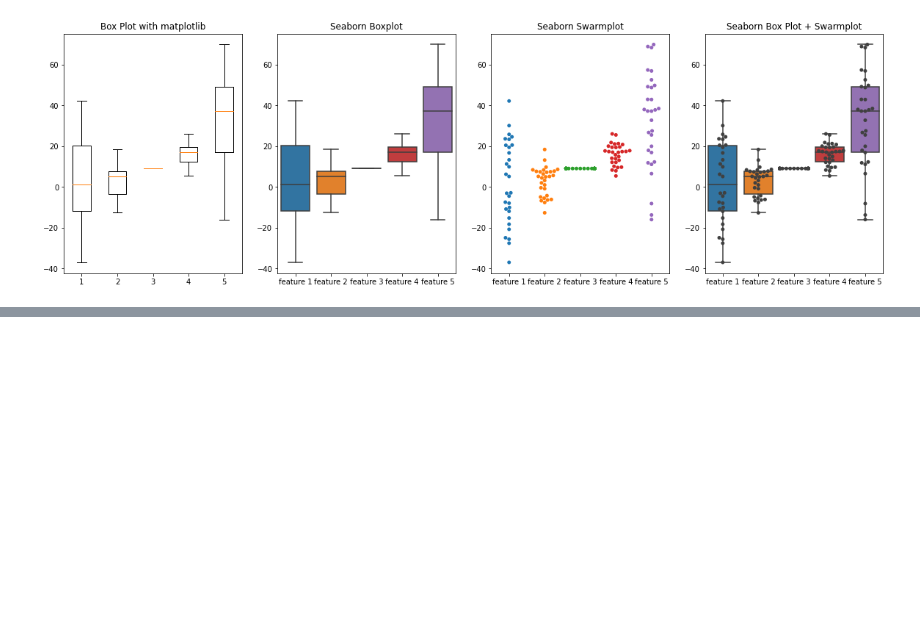
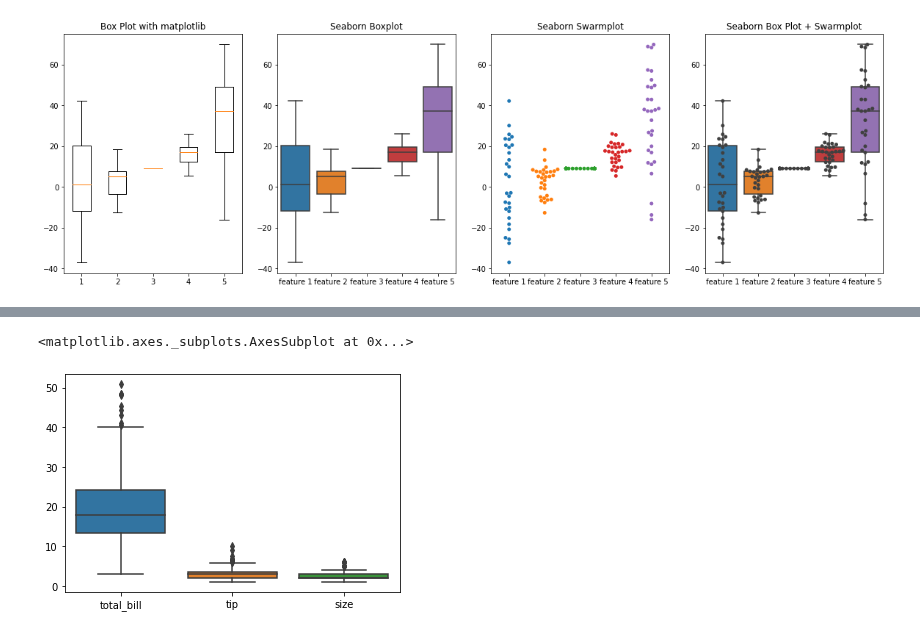
Before and after one commit to tomafischer/ai_geeks, a Jupyter notebook: statistics/Plot_snippets.ipynb, the cells around one changed output, grey strips where cells are left out. Saved outputs shown, nothing was run; the diff lists cells and outputs as text; code cells hidden in the pictures; blank space fills up the shorter version.

```diff
--- a/statistics/Plot_snippets.ipynb
+++ b/statistics/Plot_snippets.ipynb
@@ -163,3 +167,5 @@ ax.set_title('Seaborn Box Plot + Swarmplot')
 plt.show()
 # %% [output]
 [figure]
+# %%
+tips = sns.load_dataset("tips")
@@ -165,0 +188,5 @@ plt.show()
+# %%
+sns.boxplot(data = tips)
+# %% [output]
+<matplotlib.axes._subplots.AxesSubplot at 0x...>
+[figure, added]
```
Also changed, not shown: parts of 3 cells of this notebook.
